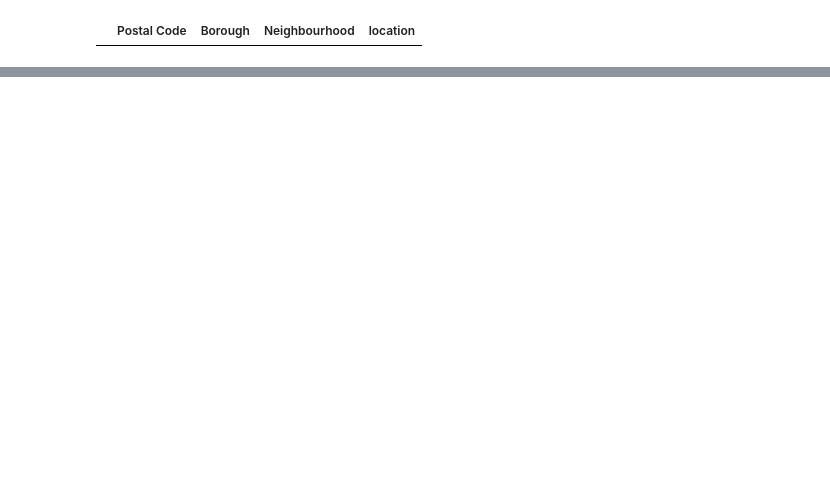
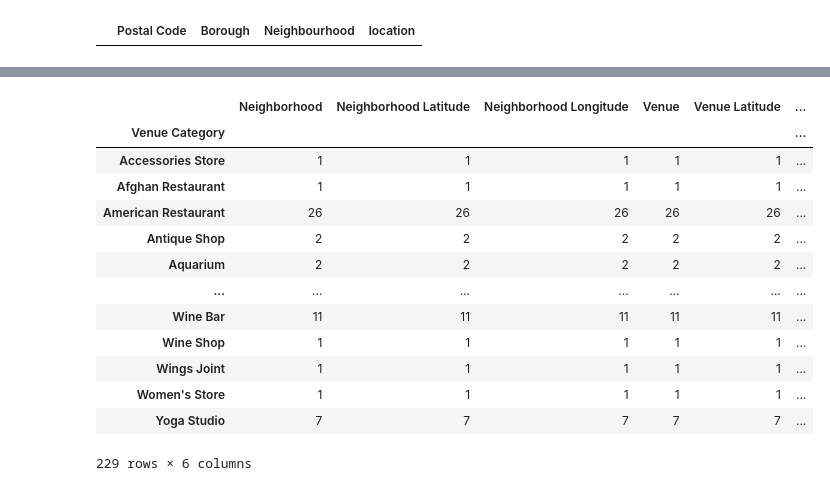
Before and after one commit to WeymannC/Coursera_Capstone, a Jupyter notebook: TorontoClustering.ipynb, the cells around one changed output, grey strips where cells are left out. Cells and saved outputs as stored; diff of their text form; code cells hidden in the pictures; blank space fills up the shorter version.

```diff
--- a/TorontoClustering.ipynb
+++ b/TorontoClustering.ipynb
@@ -129,0 +153,2 @@ Toronto_hoods_df.head()
+# %%
+Central_Toronto_df = Toronto_hoods_df[['Toronto' in b for b in Toronto_hoods_df['Borough']]]
@@ -129,0 +163,7 @@ Toronto_hoods_df.head()
+# %%
+with open('Foursquare_identifier') as ID:
+    #Read the identifiers, removing the endline character
+    CLIENT_ID = ID.readline()[:-1]
+    CLIENT_SECRET = ID.readline()[:-1]
+VERSION = '20201027'
+LIMIT = 100
@@ -129,0 +210,4 @@ Toronto_hoods_df.head()
+# %%
+Central_Toronto_venues = getNearbyVenues(Central_Toronto_df['Neighbourhood'],
+                                         Central_Toronto_df['Latitude'],
+                                         Central_Toronto_df['Longitude'])
@@ -129,0 +243,17 @@ Toronto_hoods_df.head()
+# %%
+Central_Toronto_venues.groupby('Venue Category').count()
+# %% [output]
+|  | Neighborhood | Neighborhood Latitude | Neighborhood Longitude | Venue | Venue Latitude | ... |
+| Venue Category |  |  |  |  |  | ... |
+| Accessories Store | 1 | 1 | 1 | 1 | 1 | ... |
+| Afghan Restaurant | 1 | 1 | 1 | 1 | 1 | ... |
+| American Restaurant | 26 | 26 | 26 | 26 | 26 | ... |
+| Antique Shop | 2 | 2 | 2 | 2 | 2 | ... |
+| Aquarium | 2 | 2 | 2 | 2 | 2 | ... |
+| ... | ... | ... | ... | ... | ... | ... |
+| Wine Bar | 11 | 11 | 11 | 11 | 11 | ... |
+| Wine Shop | 1 | 1 | 1 | 1 | 1 | ... |
+| Wings Joint | 1 | 1 | 1 | 1 | 1 | ... |
+| Women's Store | 1 | 1 | 1 | 1 | 1 | ... |
+| Yoga Studio | 7 | 7 | 7 | 7 | 7 | ... |
+229 rows × 6 columns
```
Also changed, not shown: parts of 21 cells of this notebook, 1 other file.
